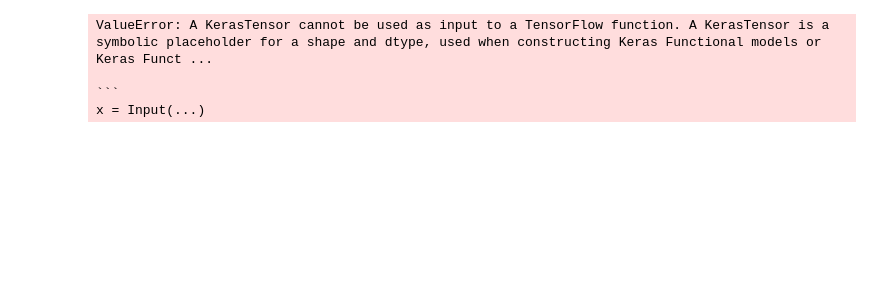
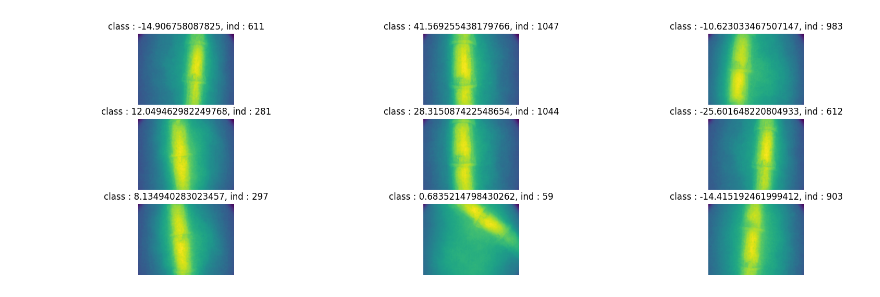
Before and after one commit to JalilBNH/M2TSI, a Jupyter notebook: tp4/dev.ipynb, the cells around one changed output. Drawn from its saved outputs; the diff is of its cells as text; code cells hidden in the pictures; blank space fills up the shorter version.

````diff
--- a/tp4/dev.ipynb
+++ b/tp4/dev.ipynb
@@ -10,2 +15,3 @@ EMBEDDING_DIM = 2
 # %%
-x = np.load('../datasets/tp4/pipeline_images.npy')
+x_data = np.load('../datasets/tp4/pipeline_images.npy')
+y_data = np.load('../datasets/tp4/pipeline_predections.npy')
@@ -16,6 +24,6 @@ x.shape
 # %%
-def preprocess(imgs):
-    gray_images = np.array([cv2.cvtColor(image, cv2.COLOR_RGB2GRAY) for image in imgs])
+def preprocess(x_data):
+    gray_images = np.array([cv2.cvtColor(image, cv2.COLOR_RGB2GRAY) for image in x_data])
     gray_images = gray_images.astype('float32') / 255.0
     gray_images = np.expand_dims(gray_images, -1)
 
@@ -57,22 +31,6 @@ plt.imshow(x_test[100], cmap='gray')
-# %%
-# Encoder
-encoder_input = layers.Input(
-    shape=(x_train.shape[1], x_train.shape[2], x_train.shape[3]), name="encoder_input"
-)
-x = layers.Conv2D(32, (3, 3), strides=2, activation="relu", padding="same")(
-    encoder_input
-)
-x = layers.Conv2D(64, (3, 3), strides=2, activation="relu", padding="same")(x)
-x = layers.Conv2D(128, (3, 3), strides=2, activation="relu", padding="same")(x)
-shape_before_flattening = tf.shape(x)[1:]  # the decoder will need this!
-
-x = layers.Flatten()(x)
-encoder_output = layers.Dense(EMBEDDING_DIM, name="encoder_output")(x)
-
-encoder = models.Model(encoder_input, encoder_output)
-encoder.summary()
-# %% [output]
-ValueError: A KerasTensor cannot be used as input to a TensorFlow function. A KerasTensor is a symbolic placeholder for a shape and dtype, used when constructing Keras Functional models or Keras Funct ...
-
-```
-x = Input(...)
+# %%
+x_data = preprocess(x_data)
+# %%
+visualize_data_sample(x=x_data, y=y_data[:, 0], random=True)
+# %% [output]
+[figure, added]
````
Also changed, not shown: parts of 21 cells of this notebook.
